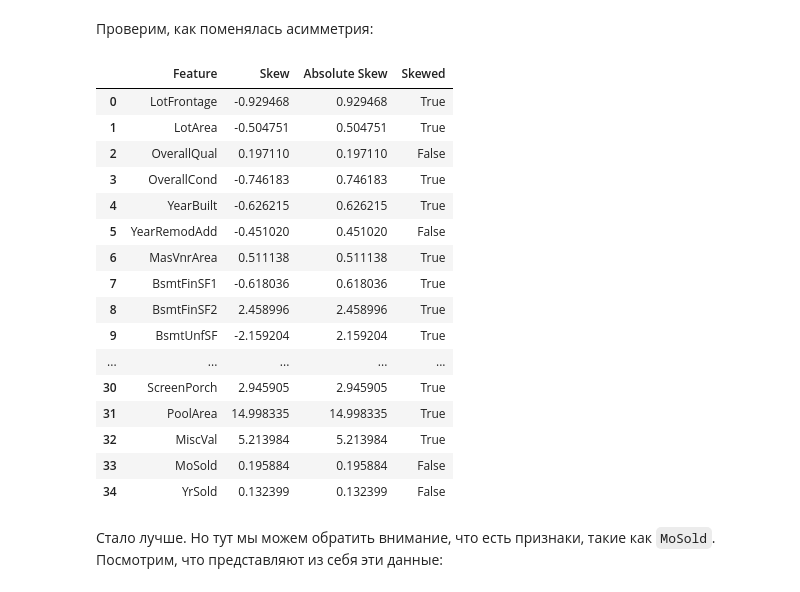
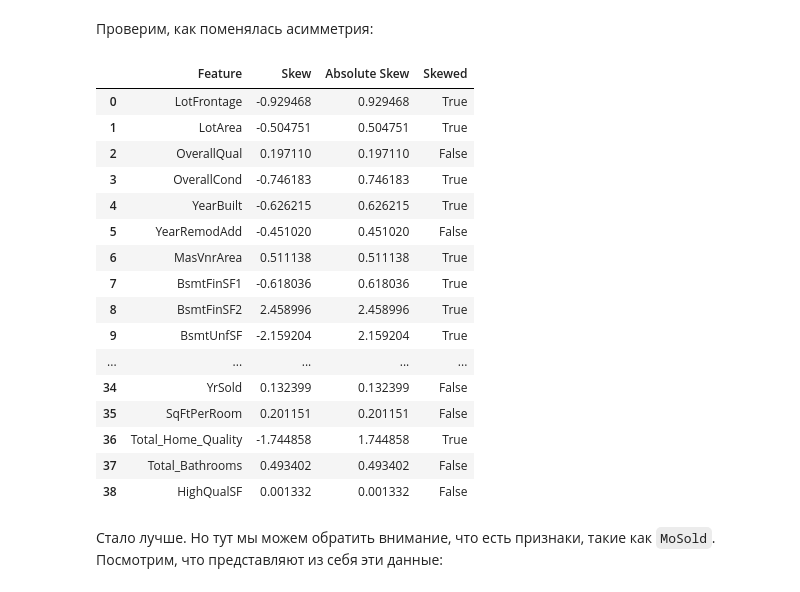
Before and after one commit to armeiski/ML_trainings, a Jupyter notebook: House_Price_Prediction/house_prices.ipynb, the cells around one changed output. Saved outputs shown, nothing was run; the diff lists cells and outputs as text; code cells hidden in the pictures.

```diff
--- a/House_Price_Prediction/house_prices.ipynb
+++ b/House_Price_Prediction/house_prices.ipynb
@@ -294,0 +297,12 @@ data4 = data3.copy()
+# %%
+data4["SqFtPerRoom"] = data4["GrLivArea"] / (data4["TotRmsAbvGrd"] +
+                                                       data4["FullBath"] +
+                                                       data4["HalfBath"] +
+                                                       data4["KitchenAbvGr"])           #средняя площадь комнаты
+
+data4['Total_Home_Quality'] = data4['OverallQual'] + data4['OverallCond']               #общее качество дома
+
+data4['Total_Bathrooms'] = (data4['FullBath'] + (0.5 * data4['HalfBath']) +
+                               data4['BsmtFullBath'] + (0.5 * data4['BsmtHalfBath']))   #общее количество ванных комнат
+
+data4["HighQualSF"] = data4["1stFlrSF"] + data4["2ndFlrSF"]       #общая площадь
@@ -303,8 +335,8 @@ scipy.stats.skew(data4['LotFrontage'])
 # %% [markdown]
 Как мы видим, имеется ассиметрия вправо. Вычислим ассиметрию для каждого из числовых столбцов и обратим это во фрейм данных
 # %%
-skew_df = pd.DataFrame(data4.select_dtypes(np.number).columns, columns=['Feature'])
-skew_df['Skew'] = skew_df['Feature'].apply(lambda feature: scipy.stats.skew(data4[feature]))
+skew_df = pd.DataFrame(data5.select_dtypes(np.number).columns, columns=['Feature'])
+skew_df['Skew'] = skew_df['Feature'].apply(lambda feature: scipy.stats.skew(data5[feature]))
 skew_df['Absolute Skew'] = skew_df['Skew'].apply(abs)
 skew_df['Skewed'] = skew_df['Absolute Skew'].apply(lambda x: True if x >= 0.5 else False) #помечаем столбцы с ассиметрией >= 0.5
 skew_df
@@ -342,33 +374,33 @@ data4[skew_df.query("Skewed == True")['Feature'].values].describe()
 Выше мы запросили описание данных из ассиметричных столбцов. Как видим, у многиъ из них минимальное значение равно нулю. Отрицательных данных нет, так как данные из реального мира. Но нам нужно прологарифмировать данные, чтобы избавится от ассиметрии, что для стандартной функции логарифма невозможно при нудевых данных. Воспользуемся функцией `log1p` из `NumPy`
 # %%
 for column in skew_df.query("Skewed == True")['Feature'].values:
-    data4[column] = np.log1p(data4[column])
+    data5[column] = np.log1p(data5[column])
 # %% [markdown]
 Проверим, как поменялась асимметрия:
 # %%
-skew_df = pd.DataFrame(data4.select_dtypes(np.number).columns, columns=['Feature'])
-skew_df['Skew'] = skew_df['Feature'].apply(lambda feature: scipy.stats.skew(data4[feature]))
+skew_df = pd.DataFrame(data5.select_dtypes(np.number).columns, columns=['Feature'])
+skew_df['Skew'] = skew_df['Feature'].apply(lambda feature: scipy.stats.skew(data5[feature]))
 skew_df['Absolute Skew'] = skew_df['Skew'].apply(abs)
 skew_df['Skewed'] = skew_df['Absolute Skew'].apply(lambda x: True if x >= 0.5 else False) #помечаем столбцы с ассиметрией >= 0.5
 skew_df
 # %% [output]
 |  | Feature | Skew | Absolute Skew | Skewed |
 | 0 | LotFrontage | -0.929468 | 0.929468 | True |
 | 1 | LotArea | -0.504751 | 0.504751 | True |
 | 2 | OverallQual | 0.197110 | 0.197110 | False |
 | 3 | OverallCond | -0.746183 | 0.746183 | True |
 | 4 | YearBuilt | -0.626215 | 0.626215 | True |
 | 5 | YearRemodAdd | -0.451020 | 0.451020 | False |
 | 6 | MasVnrArea | 0.511138 | 0.511138 | True |
 | 7 | BsmtFinSF1 | -0.618036 | 0.618036 | True |
 | 8 | BsmtFinSF2 | 2.458996 | 2.458996 | True |
 | 9 | BsmtUnfSF | -2.159204 | 2.159204 | True |
 | ... | ... | ... | ... | ... |
-| 30 | ScreenPorch | 2.945905 | 2.945905 | True |
-| 31 | PoolArea | 14.998335 | 14.998335 | True |
-| 32 | MiscVal | 5.213984 | 5.213984 | True |
-| 33 | MoSold | 0.195884 | 0.195884 | False |
 | 34 | YrSold | 0.132399 | 0.132399 | False |
+| 35 | SqFtPerRoom | 0.201151 | 0.201151 | False |
+| 36 | Total_Home_Quality | -1.744858 | 1.744858 | True |
+| 37 | Total_Bathrooms | 0.493402 | 0.493402 | False |
+| 38 | HighQualSF | 0.001332 | 0.001332 | False |
 # %% [markdown]
 Стало лучше. Но тут мы можем обратить внимание, что есть признаки, такие как `MoSold`. Посмотрим, что представляют из себя эти данные:
 # %%
```
Also changed, not shown: parts of 33 cells of this notebook, 16 other files.
